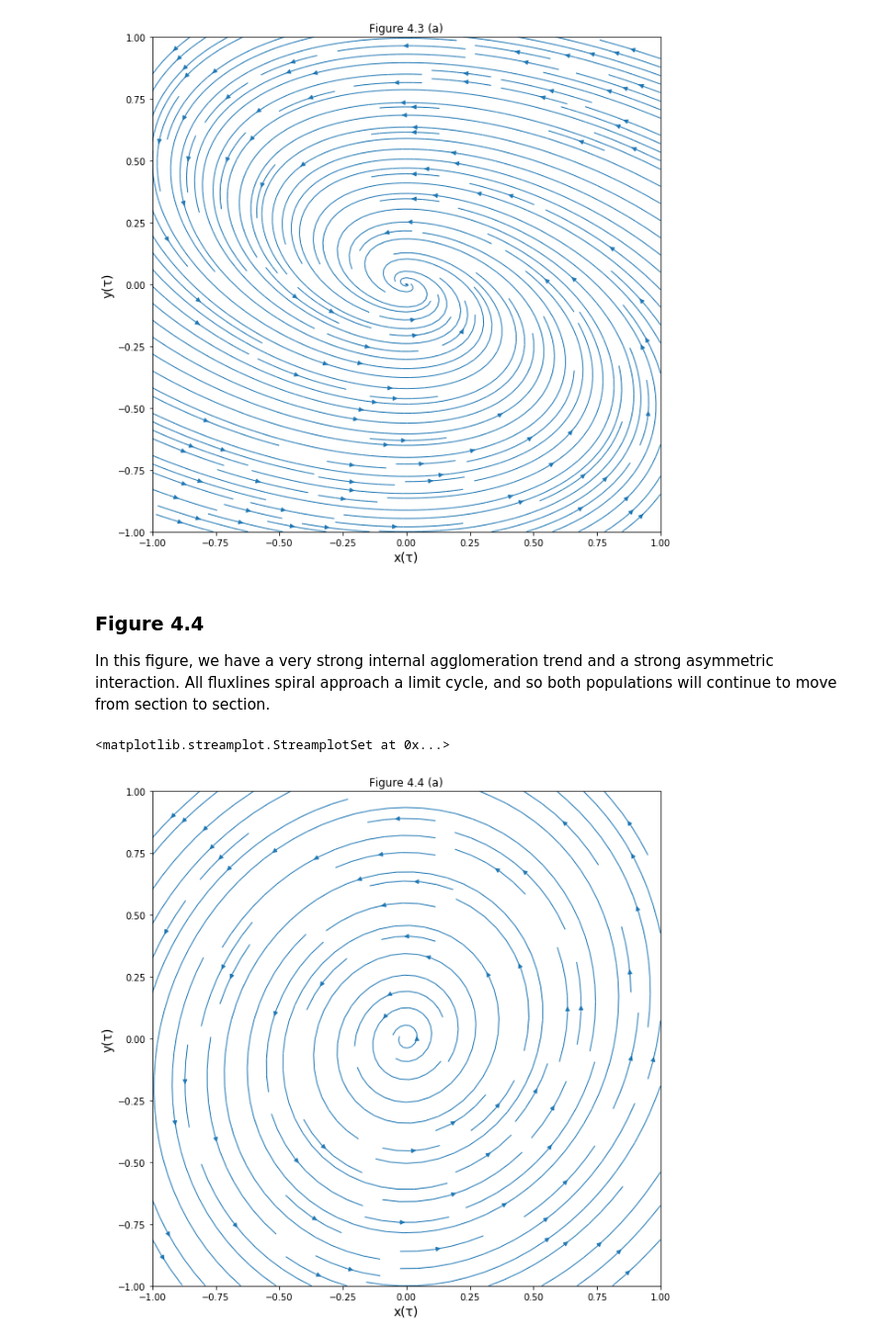
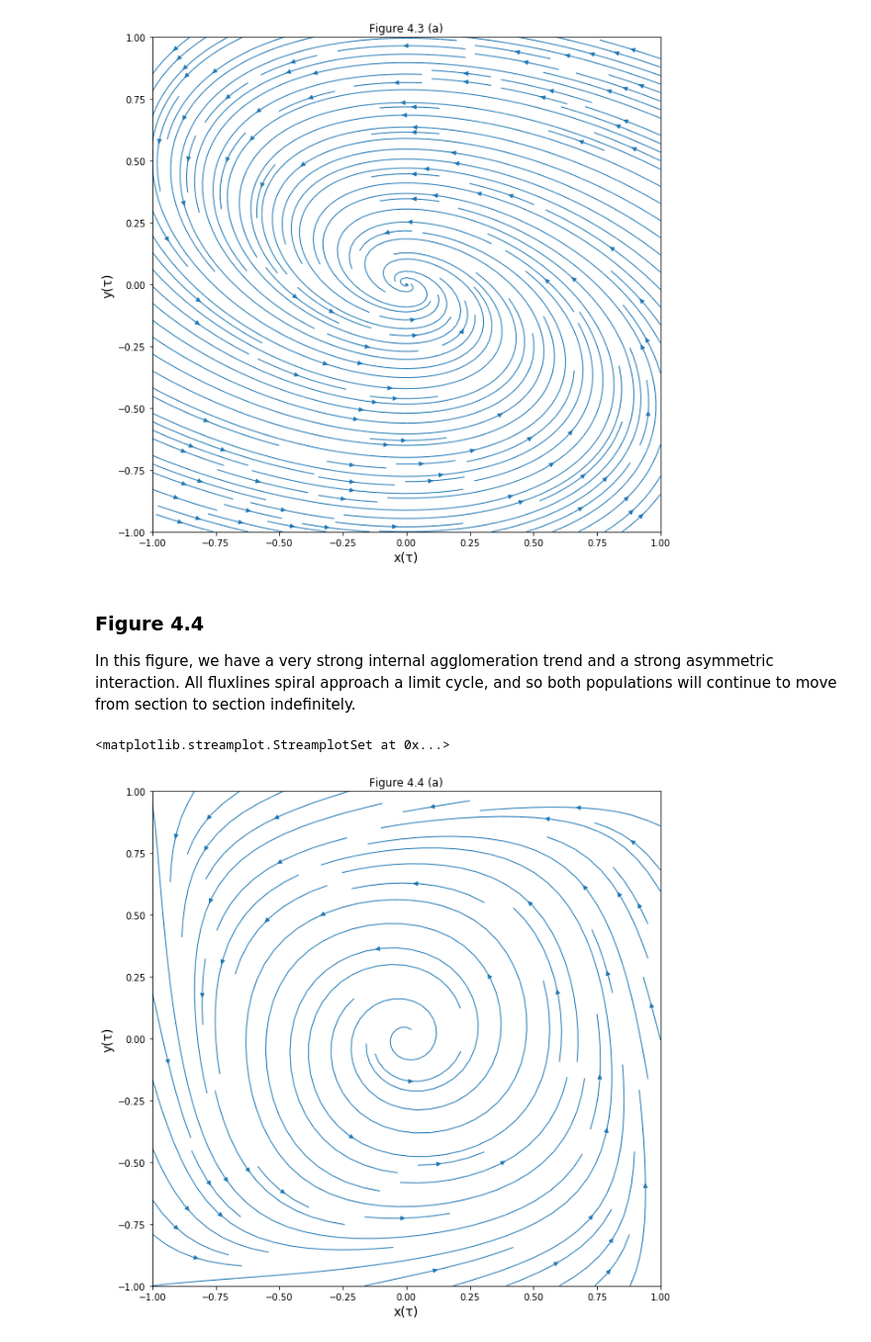
Before and after one commit to HiggstonRainbird/Sociodynamics, a Jupyter notebook: BookReplication/Chapter 4.ipynb, the cells around one changed output. Shown at 99% size. Drawn from its saved outputs; the diff is of its cells as text; code cells hidden in the pictures.

Commit message:
Updated Chapter 4 figures with true quasi-meanvalue equations rather than Taylor approximations.

```diff
--- a/BookReplication/Chapter 4.ipynb
+++ b/BookReplication/Chapter 4.ipynb
@@ -105,32 +111,35 @@ pyplot.streamplot(X, Y, dx, dy, linewidth = 1, density = 2)
 # %% [markdown]
 ### Figure 4.4
 
-In this figure, we have a very strong internal agglomeration trend and a strong asymmetric interaction.  All fluxlines spiral approach a limit cycle, and so both populations will continue to move from section to section.
+In this figure, we have a very strong internal agglomeration trend and a strong asymmetric interaction.  All fluxlines spiral approach a limit cycle, and so both populations will continue to move from section to section indefinitely.
 # %%
 N = 100
 x_start, x_end = -1.0, 1.0
 y_start, y_end = -1.0, 1.0
 x = numpy.linspace(x_start, x_end, N)
 y = numpy.linspace(y_start, y_end, N)
 
 X, Y = numpy.meshgrid(x, y)
 
 κ_μμ = 1.2
 κ_νν = 1.2
 κ_μν = -1
-κ_νμ = 1
+κ_νμ = +1
 
-dx = (κ_μμ - 1) * X + κ_μν * Y
-dy = κ_νμ * X + (κ_νν - 1) * X
+#dx = (κ_μμ - 1) * X + κ_μν * Y
+#dy = κ_νμ * X + (κ_νν - 1) * X
+
+dx = numpy.sinh(κ_μμ * X + κ_μν * Y) - X * numpy.cosh(κ_μμ * X + κ_μν * Y)
+dy = numpy.sinh(κ_νμ * X + κ_νν * Y) - Y * numpy.cosh(κ_νμ * X + κ_νν * Y)
 
 %matplotlib inline
 pyplot.figure(figsize=(10,10))
 pyplot.title('Figure 4.4 (a)')
 pyplot.xlabel('x(τ)', fontsize = 14)
 pyplot.ylabel('y(τ)', fontsize = 14)
 pyplot.xlim(x_start, x_end)
 pyplot.ylim(y_start, y_end)
 pyplot.streamplot(X, Y, dx, dy, linewidth = 1, density = 1)
 # %% [output]
 <matplotlib.streamplot.StreamplotSet at 0x...>
-[figure, old version]
+[figure, new version]
```
Also changed, not shown: parts of 4 cells of this notebook.
